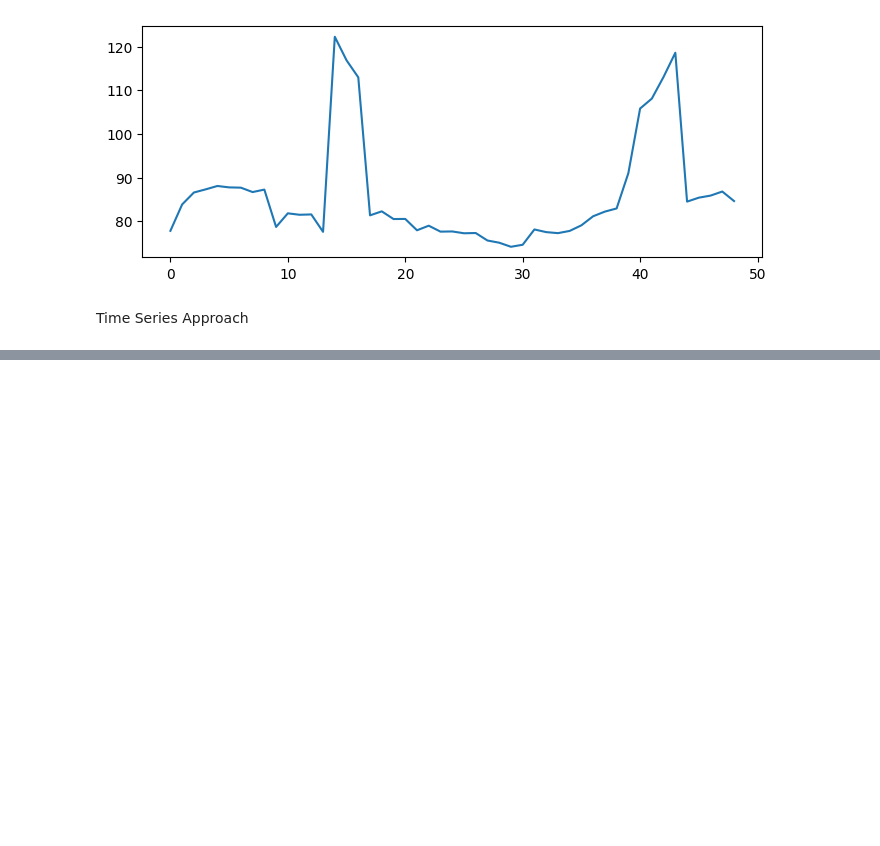
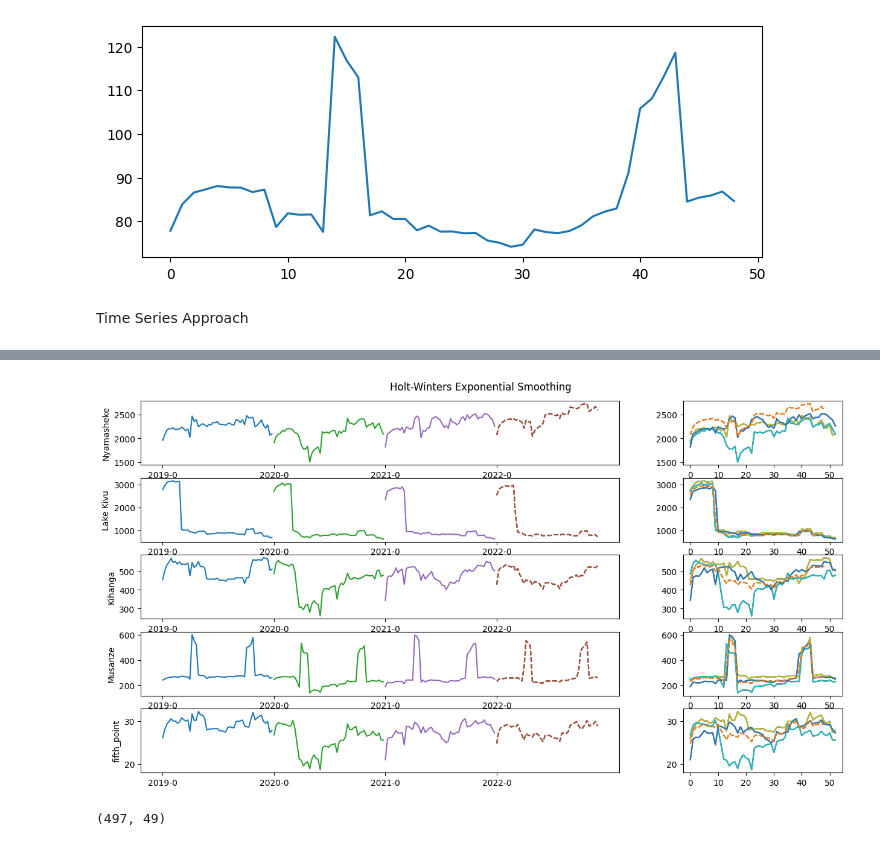
Before and after one commit to riyosha/KaggleNotebooks, a Jupyter notebook: co2_prediction.ipynb, the cells around one changed output, grey strips where cells are left out. Cells and saved outputs as stored; diff of their text form; code cells hidden in the pictures; blank space fills up the shorter version.

```diff
--- a/co2_prediction.ipynb
+++ b/co2_prediction.ipynb
@@ -525,0 +600,34 @@ plt.show()
+# %%
+# here we use the holt-winters exponential smoothing to forecast the predictions of the 5 basis locations (taken from Ambrosm's notebook)
+import statsmodels
+emission = train_data.pivot(index=['year', 'week_no'], columns=['latitude', 'longitude'], values='emission')
+_, axes = plt.subplots(len(named_loc), 2, width_ratios=[3, 1], figsize=(15, 8))
+basis_predictions=[]
+for (label, coord), ax in zip(named_loc.items(), axes):
+    train_series = emission[coord].values
+    hw_es = statsmodels.tsa.holtwinters.ExponentialSmoothing(train_series, seasonal_periods=53, trend='add', seasonal='add')
+    hw_es = hw_es.fit()
+    test_pred = hw_es.forecast(steps=49)
+    basis_predictions.append(test_pred)
+    for j in range(3):
+        ax[0].plot(np.arange(j*53, j*53+53), train_series.reshape(3, 53)[j])
+        ax[0].plot(np.arange(159, 159+49), test_pred, '--')
+        ax[0].set_ylabel(label)
+        xticks = [0, 53, 106, 159]
+        ax[0].set_xticks(xticks, [f"{2019+week//53}-0" for week in xticks])
+
+        ax[1].plot(train_series.reshape(3, 53).T)
+        ax[1].plot(test_pred, '--')
+        plt.suptitle('Holt-Winters Exponential Smoothing', y=0.92)
+    # plt.savefig('holt-winters.png', bbox_inches='tight')
+plt.show()
+# %% [output]
+[figure, added]
+# %%
+# we use the weights matrix to get predicitons of all locations
+weights=np.asarray(weights)
+basis_predictions = np.asarray(basis_predictions)
+all_predictions = weights@basis_predictions
+print(all_predictions.shape)
+# %% [output]
+(497, 49)
```
Also changed, not shown: parts of 11 cells of this notebook.
